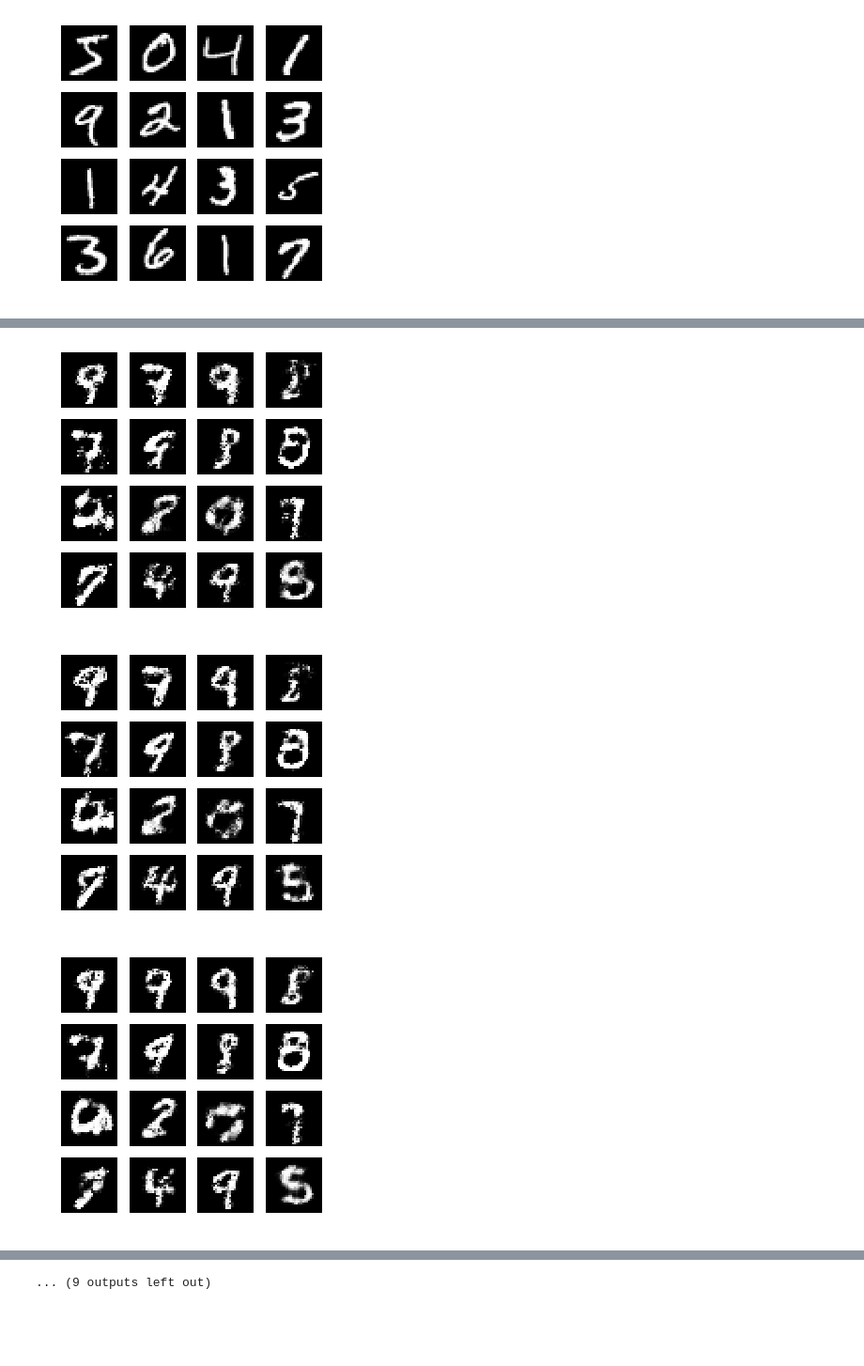
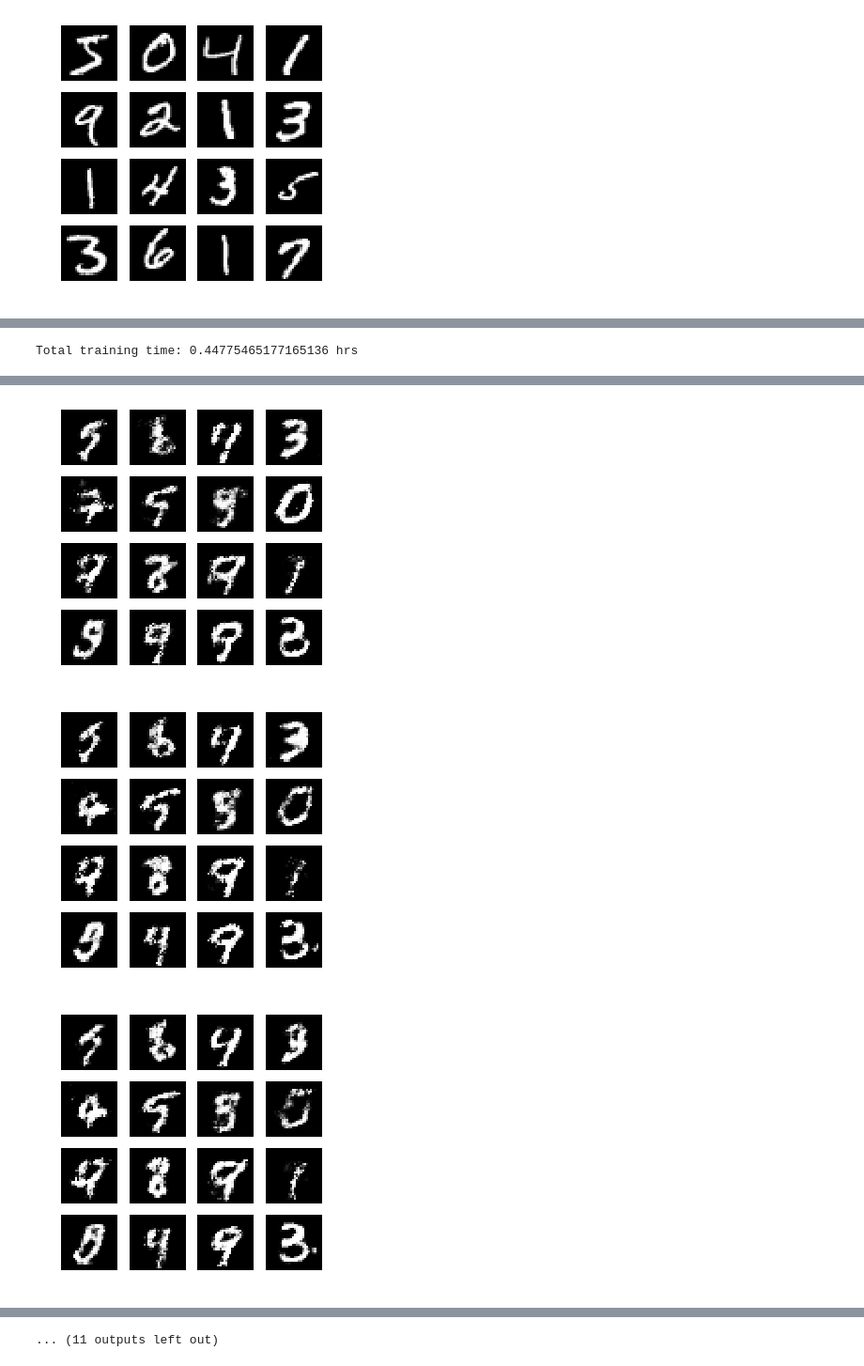
Before and after one commit to afakharany93/GAN-tutorial, a Jupyter notebook: GAN_tutorial.ipynb, the cells around one changed output, grey strips where cells are left out. Shown at 94% size. Saved outputs shown, nothing was run; the diff lists cells and outputs as text; code cells hidden in the pictures; blank space fills up the shorter version.

```diff
--- a/GAN_tutorial.ipynb
+++ b/GAN_tutorial.ipynb
@@ -124,15 +125,29 @@ def train_step(images, batch_size):
 
     return gen_loss, disc_loss, disc_real_acc, disc_gen_acc
 # %%
-def save_imgs(epoch, generator, noise):
+def save_gen_imgs(epoch, generator, noise):
     gen_imgs = generator(noise)
     gen_imgs = gen_imgs.numpy()
     fig = plt.figure(figsize=(5, 5))
     for i in range(gen_imgs.shape[0]):
         plt.subplot(4, 4, i + 1)
-        plt.imshow(gen_imgs[i, :, :, 0] * 255.0, cmap='gray')
+        plt.imshow(gen_imgs[i, :, :, 0]*255, cmap='gray')
         plt.axis('off')
-    fig.savefig("images/mnist_%d.png" % epoch)
+    fig.savefig("gen_images/image_{}.png".format(str(epoch).zfill(5)))
+
+def status_printing(status_list):
+    status_epoch = str(status_list[0]).zfill(4)
+    status_epoch_time = str(round(status_list[1], 2)).zfill(5)
+    status_gen_loss = str(round(status_list[2], 3)).zfill(6)
+    status_disc_loss = str(round(status_list[3], 3)).zfill(5)
+    status_disc_real_acc = str(round(status_list[4], 2)).zfill(4)
+    status_disc_gen_acc = str(round(status_list[5], 2)).zfill(4)
+    print('Epoch {}, {} sec, gen_loss = {}, disc_loss = {}, disc_real_acc = {}, disc_gen_acc = {}'.format(status_epoch,
+                                                                                                          status_epoch_time,
+                                                                                                          status_gen_loss,
+                                                                                                          status_disc_loss,
+                                                                                                          status_disc_real_acc,
+                                                                                                          status_disc_gen_acc))
 # %%
 vis_noise = tf.random.normal([16, latent_dim])
 # %%
@@ -148,7 +163,6 @@ for epoch in range(epochs):
     count = 0
 
     for images,labels in train_ds:
-#         print(images.shape)
         batch_s = images.shape[0]
         gen_loss, disc_loss, disc_real_acc, disc_gen_acc = train_step(images, batch_s)
 
@@ -157,16 +171,24 @@ for epoch in range(epochs):
         total_disc_real_acc += disc_real_acc
         total_disc_gen_acc += disc_gen_acc
         count += 1
-    gen_loss_list.append(total_gen_loss.numpy()/count)
-    disc_loss_list.append(total_disc_loss.numpy()/count)
-    print('Time for epoch {} is {} sec - gen_loss = {}, disc_loss = {}, disc_real_acc = {}, disc_gen_acc = {}'.format(epoch + 1,
-                                                                                                   round(time.time() - start, 3),
-                                                                                                   round(total_gen_loss.numpy() / count, 3),
-                                                                                                   round(total_disc_loss.numpy() / count, 3),
-                                                                                                   round(total_disc_real_acc.numpy()/count, 2),
-                                                                                                   round(total_disc_gen_acc.numpy()/count, 2)))
+    #calculate avergae metrics over the epoch
+    avg_gen_loss = total_gen_loss.numpy()/count
+    avg_disc_loss = total_disc_loss.numpy()/count
+    avg_disc_real_acc = total_disc_real_acc.numpy()/count
+    avg_disc_gen_acc = total_disc_gen_acc.numpy()/count
+
+    gen_loss_list.append(avg_gen_loss)
+    disc_loss_list.append(avg_disc_loss)
+
+    #printing training status
+    status_list = [epoch + 1, time.time() - start, avg_gen_loss, avg_disc_loss,
+                   avg_disc_real_acc, avg_disc_gen_acc]
+    status_printing(status_list)
+
+
     if epoch % save_interval == 0:
-        save_imgs(epoch, gen, vis_noise)
+        save_gen_imgs(epoch, gen, vis_noise)
+save_gen_imgs(epoch, gen, vis_noise)
 training_time_in_hrs = (time.time() - training_start_time) / (60*60)
 print('Total training time: {} hrs'.format(training_time_in_hrs))
 # %% [output]
@@ -190 +212,2 @@ Total training time: 0.34989034990469614 hrs
+Total training time: 0.44775465177165136 hrs
 [figure]
@@ -194,3 +217,3 @@ Total training time: 0.34989034990469614 hrs
-[figure, old version]
+[figure, new version]
-[figure, old version]
+[figure, new version]
-[figure, old version]
+[figure, new version]
@@ -201,4 +223,4 @@ Total training time: 0.34989034990469614 hrs
-... (9 outputs left out)
+... (11 outputs left out)
 # %%
 plt.plot(gen_loss_list)
 plt.show()
```
Also changed, not shown: parts of 5 cells of this notebook, 42 other files.
